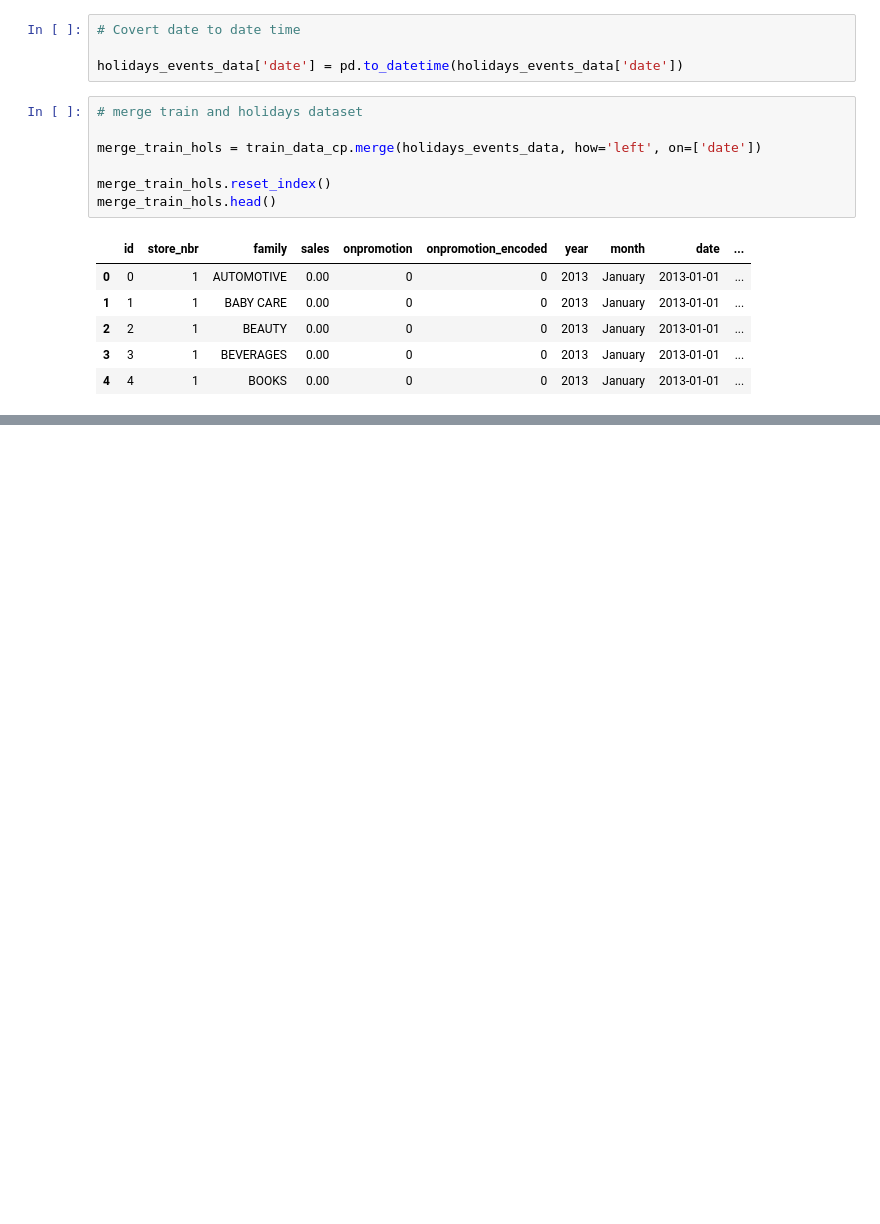
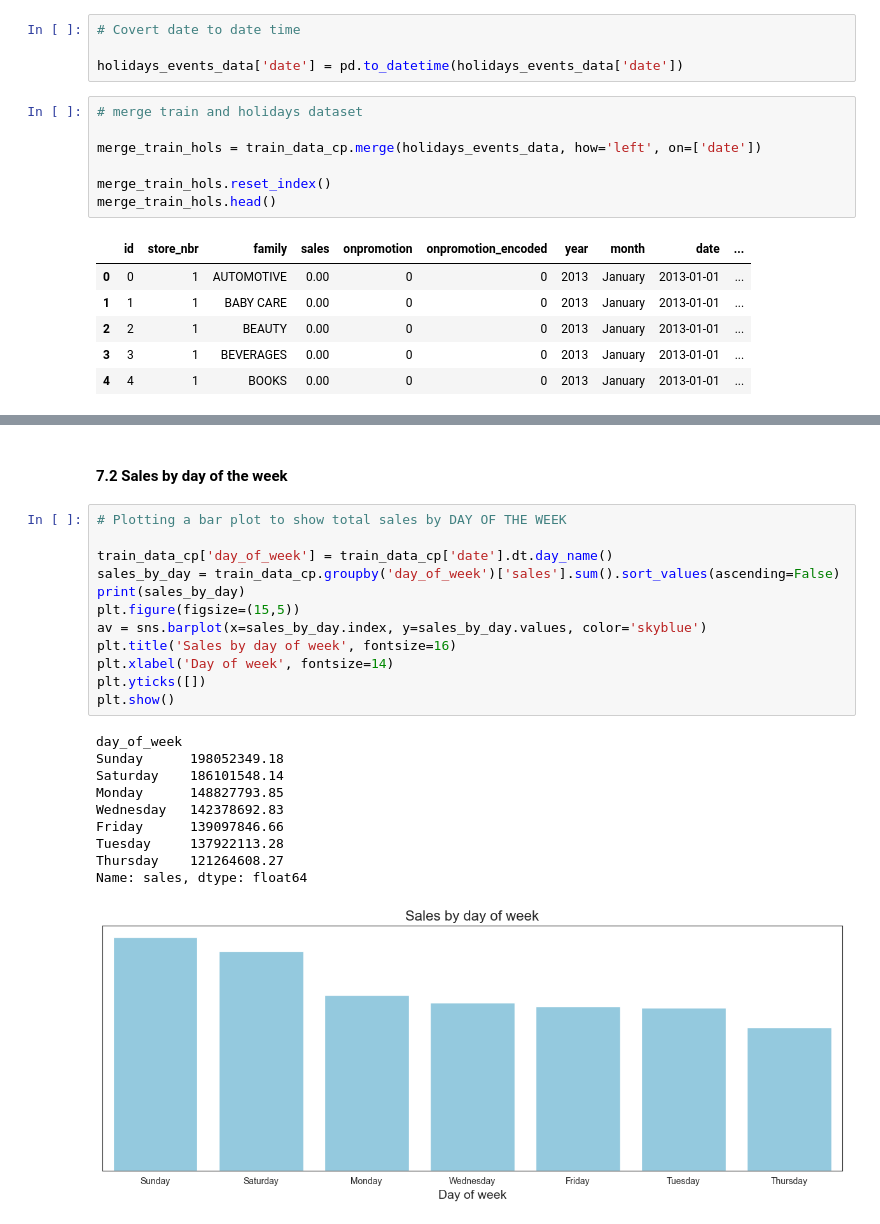
Before and after one commit to murithidenisgitobu/Time-Series-Regression-Analysis-Corporation-Favorita-, a Jupyter notebook: Time Series Regression Analysis - Corporation Favorita.ipynb, the cells around one changed output, grey strips where cells are left out. Cells and saved outputs as stored; diff of their text form; blank space fills up the shorter version.

```diff
--- a/Time Series Regression Analysis - Corporation Favorita.ipynb
+++ b/Time Series Regression Analysis - Corporation Favorita.ipynb
@@ -1371,0 +1390,25 @@ plt.show()
+# %% [markdown]
+#### **7.2 Sales by day of the week**
+# %%
+# Plotting a bar plot to show total sales by DAY OF THE WEEK
+
+train_data_cp['day_of_week'] = train_data_cp['date'].dt.day_name()
+sales_by_day = train_data_cp.groupby('day_of_week')['sales'].sum().sort_values(ascending=False)
+print(sales_by_day)
+plt.figure(figsize=(15,5))
+av = sns.barplot(x=sales_by_day.index, y=sales_by_day.values, color='skyblue')
+plt.title('Sales by day of week', fontsize=16)
+plt.xlabel('Day of week', fontsize=14)
+plt.yticks([])
+plt.show()
+# %% [output]
+day_of_week
+Sunday      198052349.18
+Saturday    186101548.14
+Monday      148827793.85
+Wednesday   142378692.83
+Friday      139097846.66
+Tuesday     137922113.28
+Thursday    121264608.27
+Name: sales, dtype: float64
+[figure, added]
```
Also changed, not shown: parts of 14 cells of this notebook.
